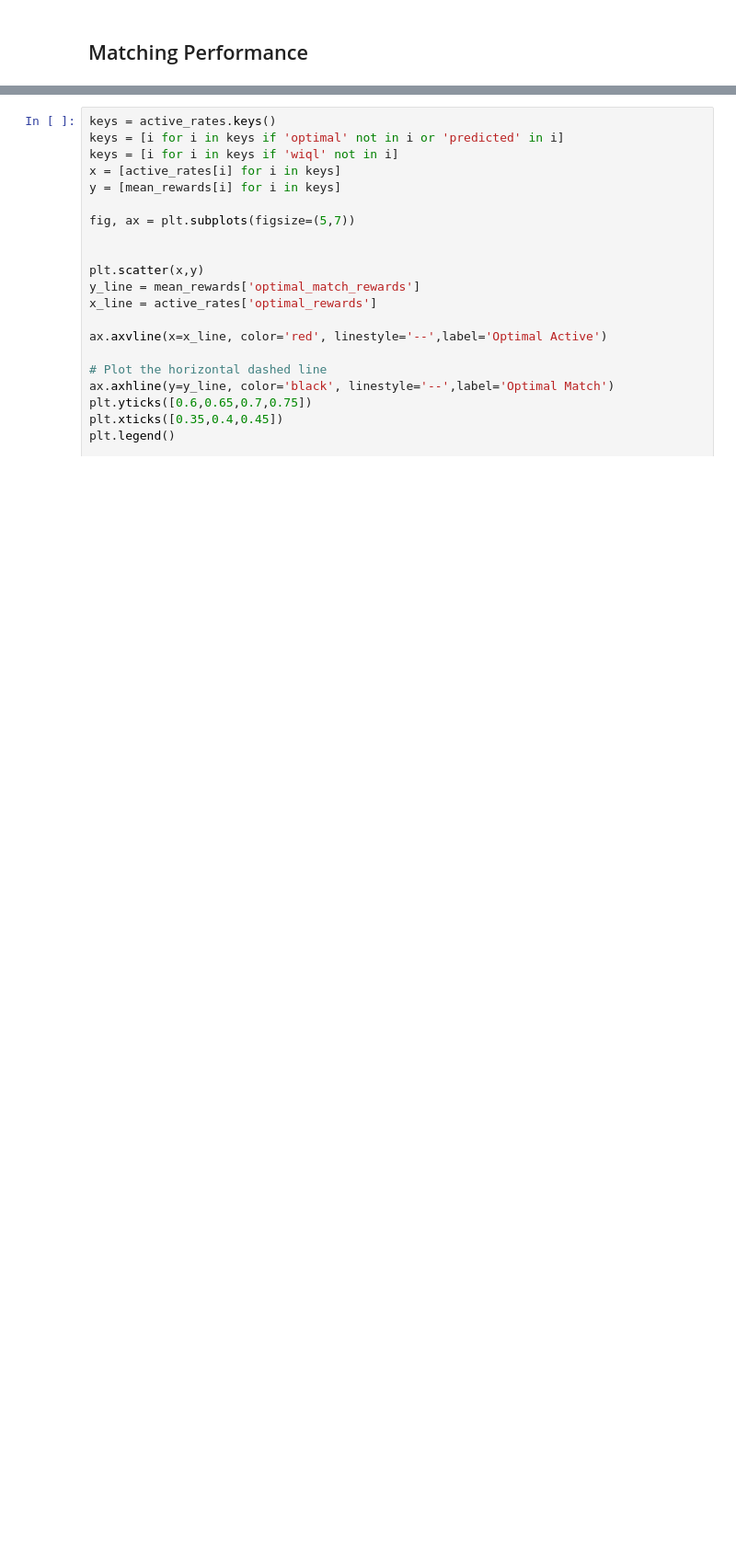
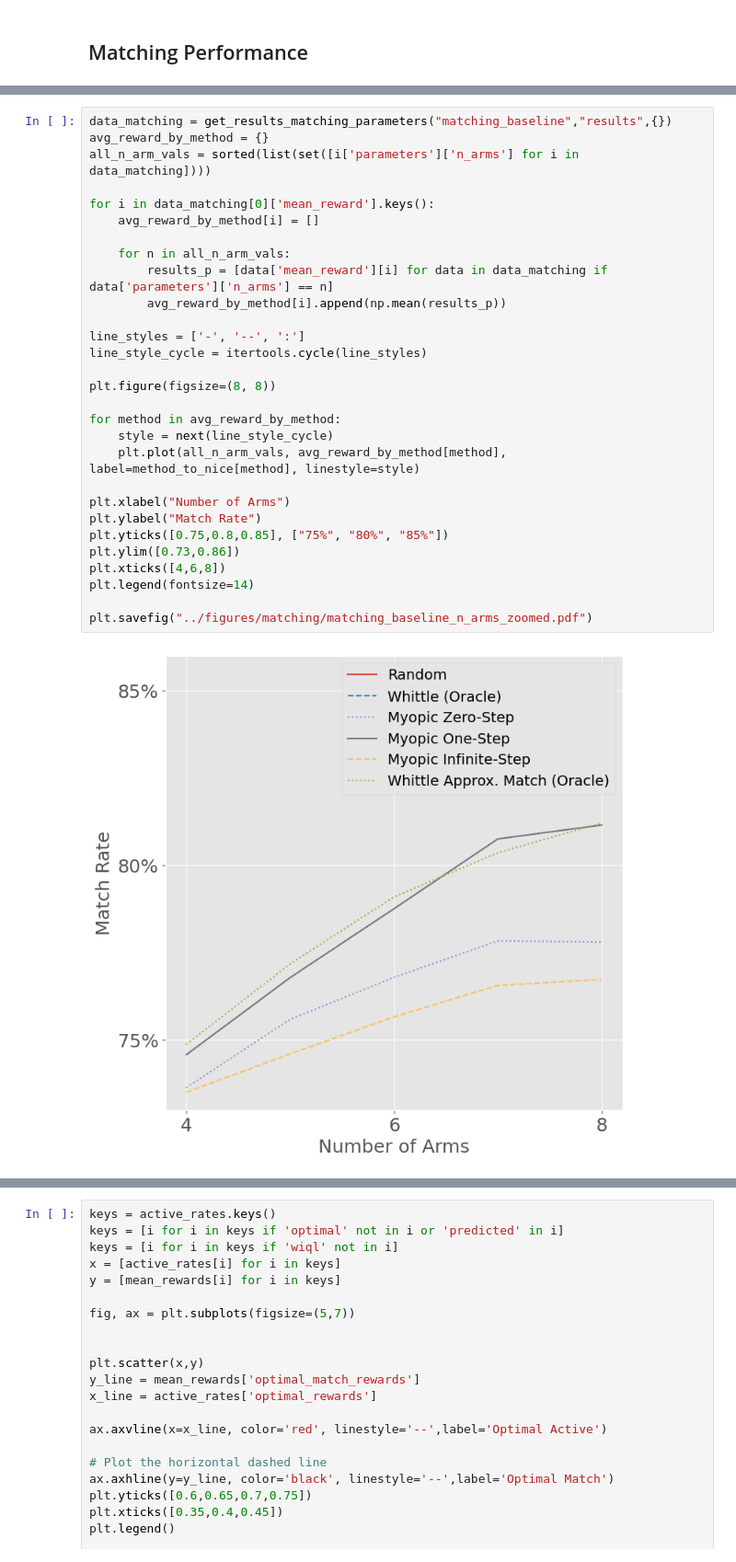
Before and after one commit to naveenr414/food-rescue-rmab, a Jupyter notebook: scripts/Plotting.ipynb, the cells around one changed output, grey strips where cells are left out. Shown at 92% size. Cells and saved outputs as stored; diff of their text form; blank space fills up the shorter version.

```diff
--- a/scripts/Plotting.ipynb
+++ b/scripts/Plotting.ipynb
@@ -251,0 +289,31 @@ plt.savefig("../figures/matching/matching_p.pdf")
+# %%
+data_matching = get_results_matching_parameters("matching_baseline","results",{})
+avg_reward_by_method = {}
+all_n_arm_vals = sorted(list(set([i['parameters']['n_arms'] for i in data_matching])))
+
+for i in data_matching[0]['mean_reward'].keys():
+    avg_reward_by_method[i] = []
+
+    for n in all_n_arm_vals:
+        results_p = [data['mean_reward'][i] for data in data_matching if data['parameters']['n_arms'] == n]
+        avg_reward_by_method[i].append(np.mean(results_p))
+
+line_styles = ['-', '--', ':']
+line_style_cycle = itertools.cycle(line_styles)
+
+plt.figure(figsize=(8, 8))
+
+for method in avg_reward_by_method:
+    style = next(line_style_cycle)
+    plt.plot(all_n_arm_vals, avg_reward_by_method[method], label=method_to_nice[method], linestyle=style)
+
+plt.xlabel("Number of Arms")
+plt.ylabel("Match Rate")
+plt.yticks([0.75,0.8,0.85], ["75%", "80%", "85%"])
+plt.ylim([0.73,0.86])
+plt.xticks([4,6,8])
+plt.legend(fontsize=14)
+
+plt.savefig("../figures/matching/matching_baseline_n_arms_zoomed.pdf")
+# %% [output]
+[figure, added]
```
Also changed, not shown: parts of 13 cells of this notebook, 16 other files.
